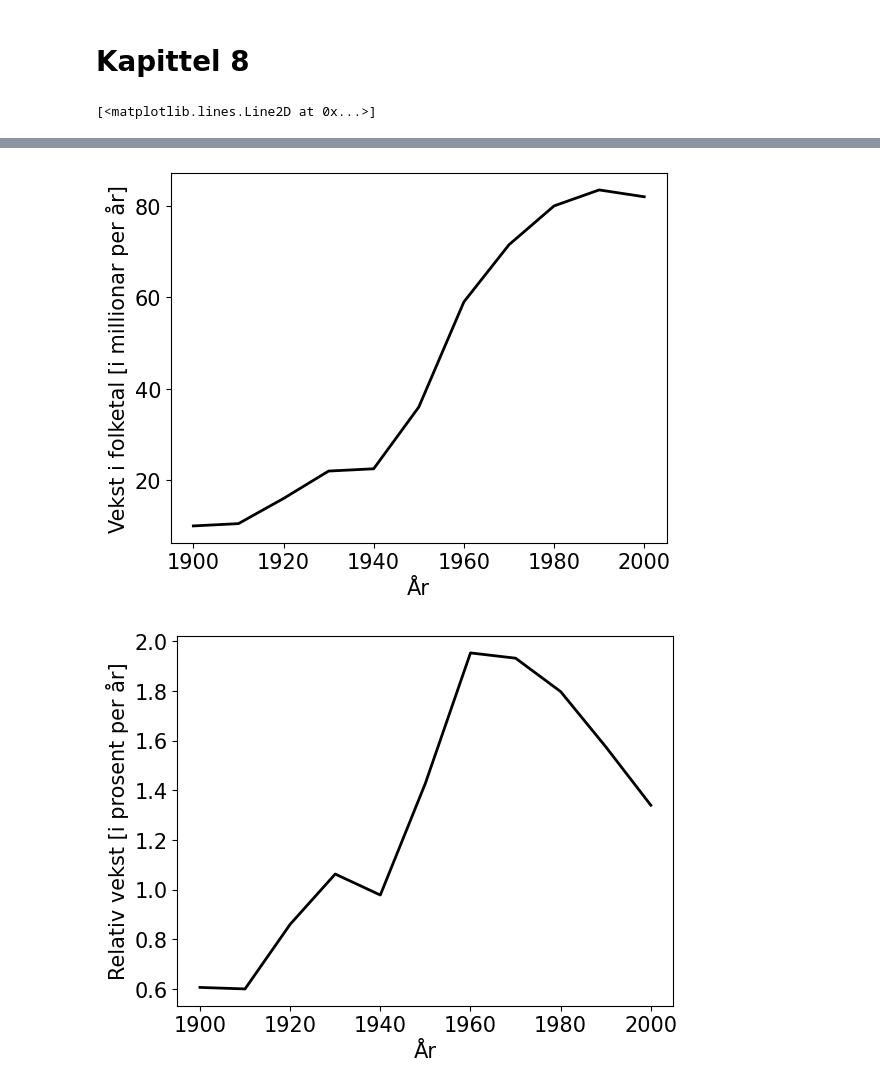
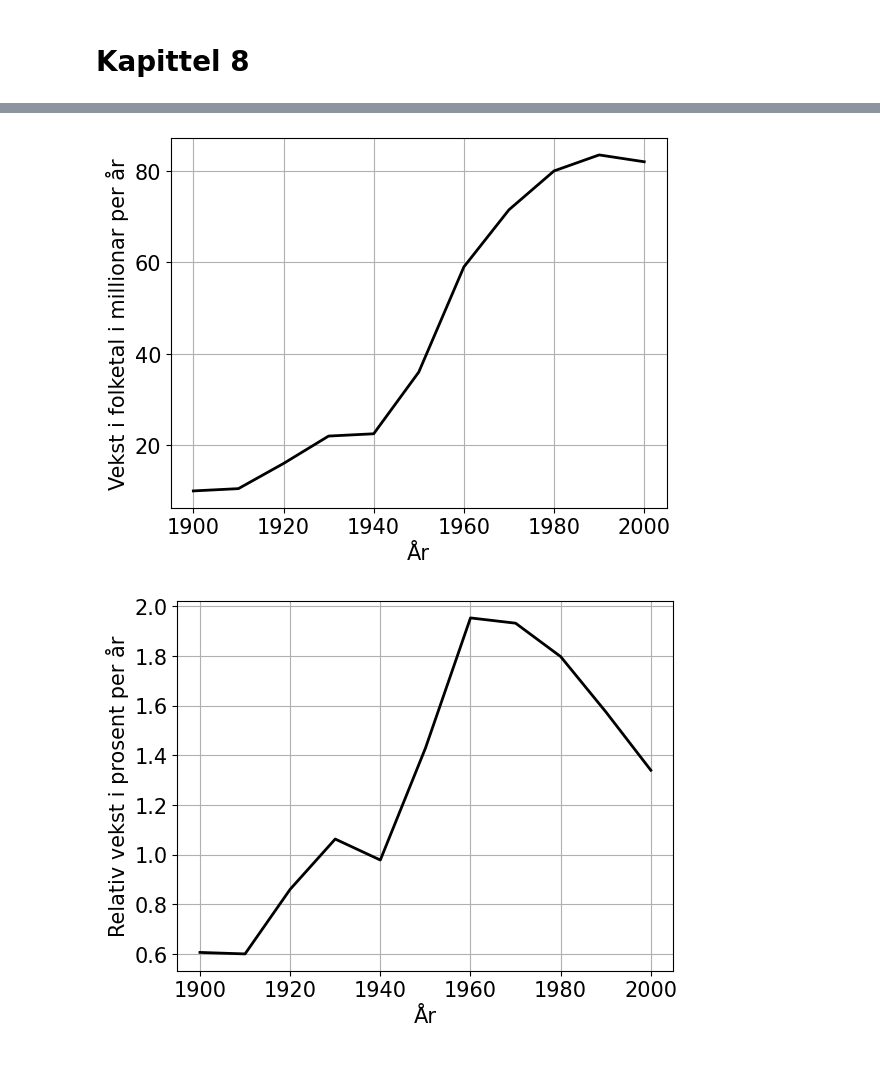
Before and after one commit to nummet/nummet, a Jupyter notebook: Kap_08_Numerisk_derivasjon/Numerisk_derivasjon_Python.ipynb, the cells around one changed output, grey strips where cells are left out. Cells and saved outputs as stored; diff of their text form; code cells hidden in the pictures.

```diff
--- a/Kap_08_Numerisk_derivasjon/Numerisk_derivasjon_Python.ipynb
+++ b/Kap_08_Numerisk_derivasjon/Numerisk_derivasjon_Python.ipynb
@@ -14,17 +14,21 @@ plt.rcParams.update({'font.size': 15})
 # Gir vektorar med år og folketal (i milliardar):
 h = 10
 aar = range(1900, 2001, h)
-folk = np.array([1.65, 1.75, 1.86, 2.07, 2.30, 2.52, 3.02, 3.70, 4.45, 5.30, 6.12])
+folk = np.array([1.65, 1.75, 1.86, 2.07, 2.30,
+                 2.52, 3.02, 3.70, 4.45, 5.30, 6.12])
 
 # Plottar folketal
-plt.figure()
+plt.figure(1)
+plt.plot(aar, folk, 'k-', linewidth=2)
+plt.rcParams.update({'font.size': 15})
 plt.xlabel('År')
-plt.ylabel('Folketal [i milliardar]')
-plt.plot(aar, folk, 'k-', linewidth=2)
+plt.ylabel('Folketal i milliardar')
+plt.grid()
+plt.show()
 
 # Reknar ut dei deriverte
+folk_deriv = np.zeros(11)         # Allokerar
 # For år 1900
-folk_deriv = np.empty((11))
 folk_deriv[0] = (folk[1]-folk[0])/h
 # For åra 1910-1990
 for n in range(1, 10):
@@ -33,16 +37,21 @@ for n in range(1, 10):
 folk_deriv[10] = (folk[10]-folk[9])/h
 
 # Plottar vekstfarten
-plt.figure()
-plt.xlabel('År')
-plt.ylabel('Vekst i folketal [i millionar per år]')
+plt.figure(2)
 # Reknar om til millionar/år
 plt.plot(aar, folk_deriv*1e3, 'k-', linewidth=2)
+plt.rcParams.update({'font.size': 15})
+plt.xlabel('År')
+plt.ylabel('Vekst i folketal i millionar per år')
+plt.grid()
+plt.show()
 
 # Plottar relativ vekstfart
-plt.figure()
+plt.figure(3)
+plt.plot(aar, folk_deriv/folk*100, 'k-', linewidth=2)
+plt.rcParams.update({'font.size': 15})
 plt.xlabel('År')
-plt.ylabel('Relativ vekst [i prosent per år]')
-plt.plot(aar, folk_deriv/folk*100, 'k-', linewidth=2)
+plt.ylabel('Relativ vekst i prosent per år')
+plt.grid()
+plt.show()
 # %% [output]
-[<matplotlib.lines.Line2D at 0x...>]
@@ -50,5 +59,5 @@ plt.plot(aar, folk_deriv/folk*100, 'k-', linewidth=2)
-[figure, old version]
+[figure, new version]
-[figure, old version]
+[figure, new version]
 # %%
 # Skript som bestemmer skjæringspunktet mellom
 # eksponentialfunksjonen og gammafunksjonen.
```
Also changed, not shown: parts of 4 cells of this notebook, 2 other files.
